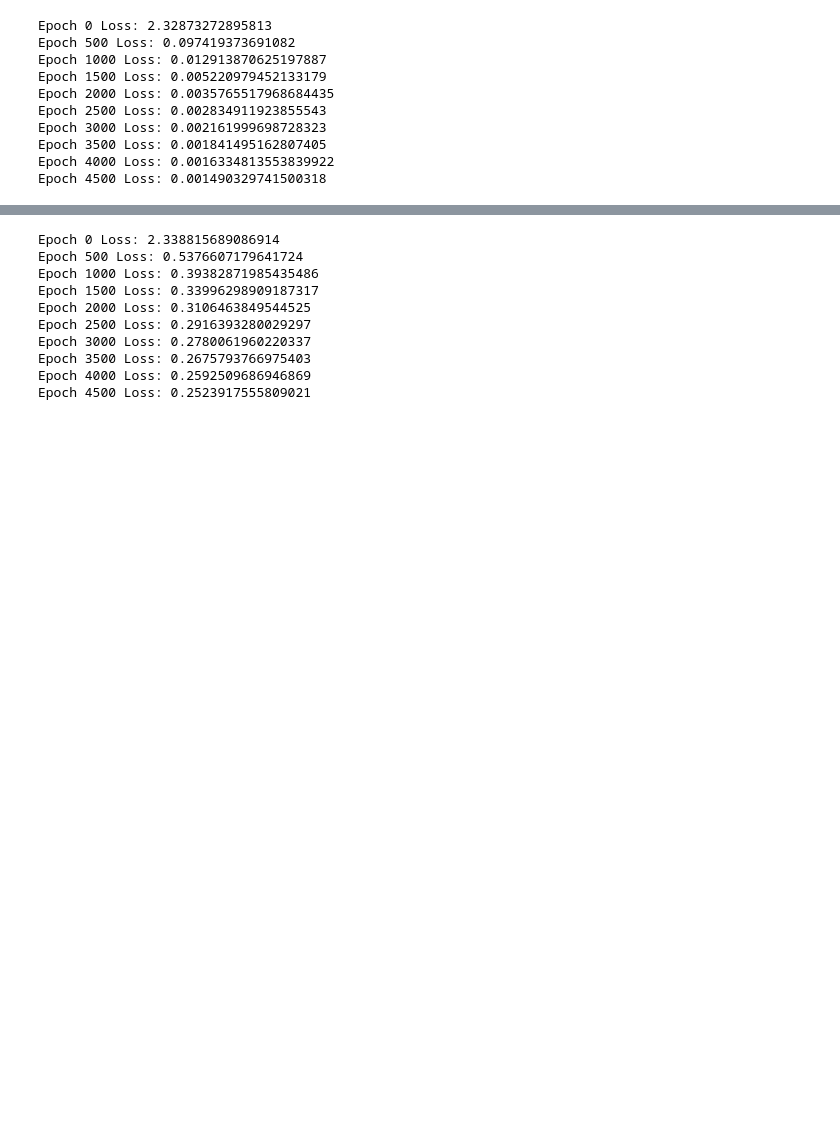
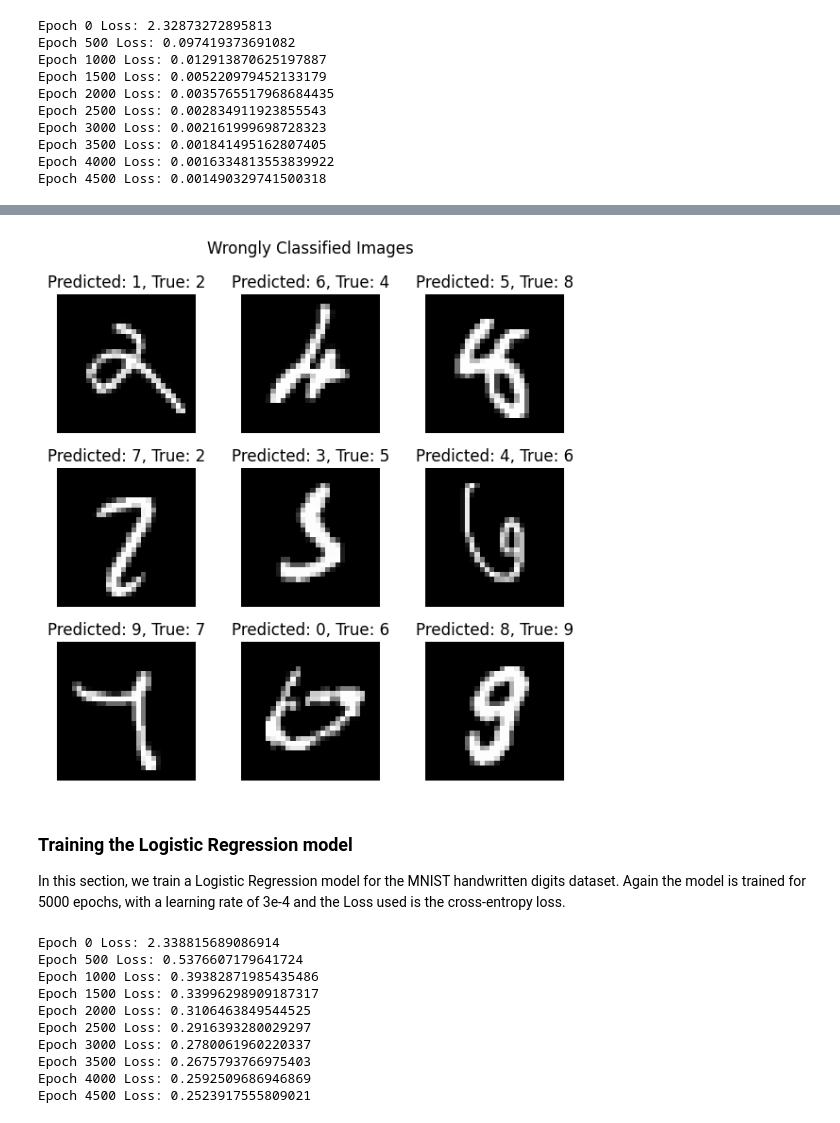
Before and after one commit to Karan-Gandhi/ES335-Assignment-3, a Jupyter notebook: question3.ipynb, the cells around one changed output, grey strips where cells are left out. Cells and saved outputs as stored; diff of their text form; code cells hidden in the pictures; blank space fills up the shorter version.

```diff
--- a/question3.ipynb
+++ b/question3.ipynb
@@ -127,3 +202,23 @@ Accuracy: 0.9732999801635742
+# %%
+pred = model.predict(test_X)
+wrong = test_X[pred != test_y]
+wrong_pred = pred[pred != test_y]
+wrong_true = test_y[pred != test_y]
+
+fig, ax = plt.subplots(3, 3, figsize=(6, 6))
+for i in range(3):
+	for j in range(3):
+		ax[i, j].imshow(wrong[i * 3 + j].reshape(28, 28), cmap='gray')
+		ax[i, j].set_title(f"Predicted: {wrong_pred[i * 3 + j]}, True: {wrong_true[i * 3 + j]}")
+		ax[i, j].axis('off')
+fig.suptitle("Wrongly Classified Images")
+fig.tight_layout()
+# %% [output]
+[figure, added]
+# %% [markdown]
+### Training the Logistic Regression model
+
+In this section, we train a Logistic Regression model for the MNIST handwritten digits dataset. Again the model is trained for 5000 epochs, with a learning rate of 3e-4 and the Loss used is the cross-entropy loss.
 # %%
 class LogisticRegression(nn.Module):
     def __init__(self):
```
Also changed, not shown: parts of 29 cells of this notebook, 1 other file.
